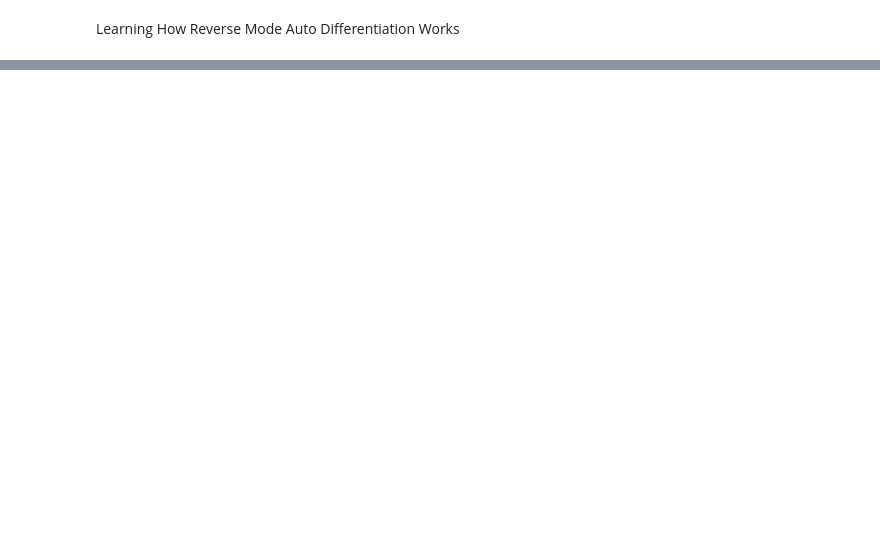
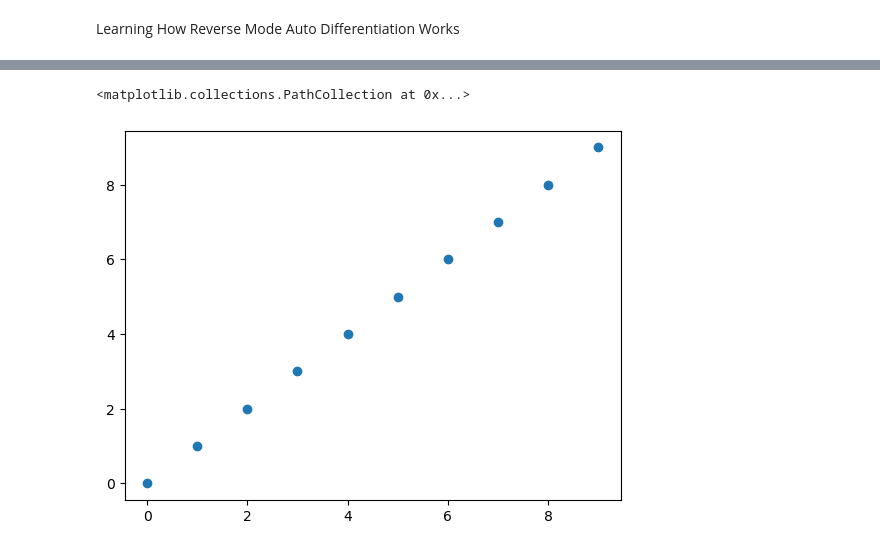
Before and after one commit to pranav142/ml_from_scratch, a Jupyter notebook: autograd.ipynb, the cells around one changed output, grey strips where cells are left out. Saved outputs shown, nothing was run; the diff lists cells and outputs as text; code cells hidden in the pictures; blank space fills up the shorter version.

```diff
--- a/autograd.ipynb
+++ b/autograd.ipynb
@@ -106,3 +167,11 @@ mapviz(i, graph)
 graph
 # %% [output]
 [drawing not drawn]
+# %%
+x = np.arange(0, 10, 1)
+y = np.arange(0, 10, 1)
+
+plt.scatter(x, y)
+# %% [output]
+<matplotlib.collections.PathCollection at 0x...>
+[figure, added]
```
Also changed, not shown: parts of 6 cells of this notebook.
